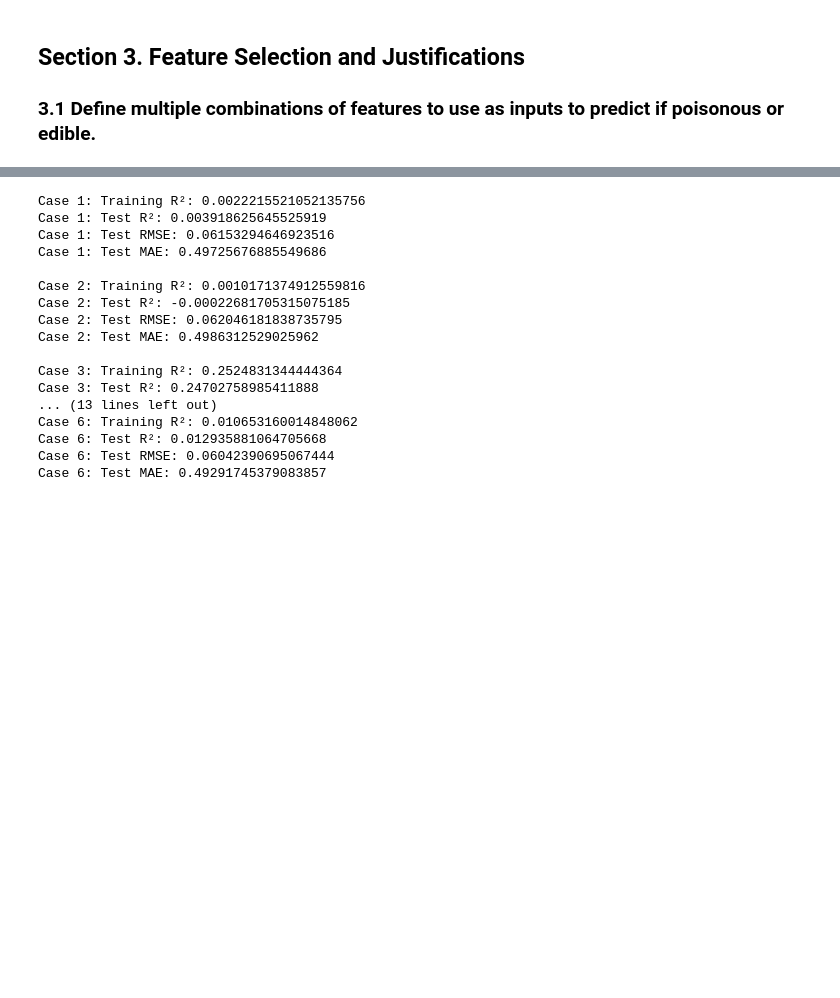
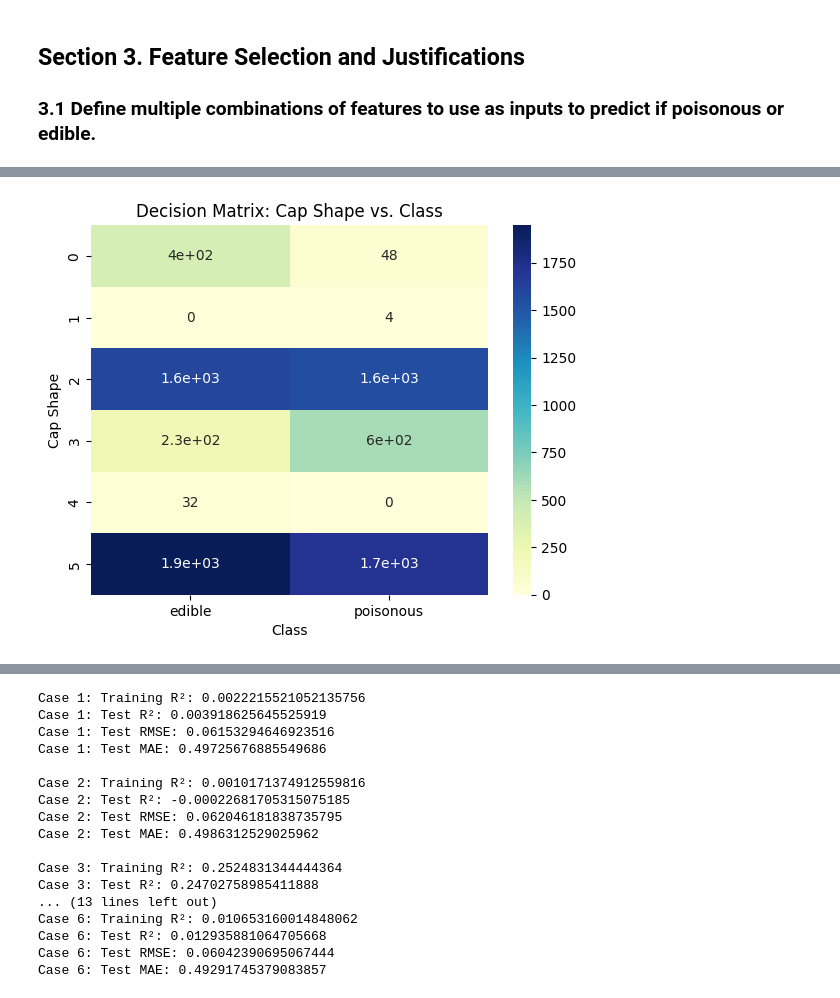
Before and after one commit to sapapesh/applied-ml-showard, a Jupyter notebook: midterm/classification_sahoward.ipynb, the cells around one changed output, grey strips where cells are left out. Cells and saved outputs as stored; diff of their text form; code cells hidden in the pictures; blank space fills up the shorter version.

```diff
--- a/midterm/classification_sahoward.ipynb
+++ b/midterm/classification_sahoward.ipynb
@@ -215,7 +220,7 @@ for feature in df.columns:
 ### Encode the dataset from categorical to numerical
 # %%
 # Columns you want to encode
-columns = ['poisonous', 'cap-shape', 'cap-surface', 'cap-color', 'bruises', 'odor', 'gill-attachment',
+columns = ['class', 'cap-shape', 'cap-surface', 'cap-color', 'bruises', 'odor', 'gill-attachment',
     'gill-spacing', 'gill-size', 'gill-color', 'stalk-shape', 'stalk-root', 'stalk-surface-above-ring',
     'stalk-surface-below-ring', 'stalk-color-above-ring', 'stalk-color-below-ring', 'veil-type',
     'veil-color', 'ring-number', 'ring-type', 'spore-print-color', 'population', 'habitat']
@@ -272,11 +277,11 @@ print(df["stalk-color"])
 8123    5_5
 Name: stalk-color, Length: 8124, dtype: object
 # %%
-# Step 1: Encode all categorical columns
+# Encode all categorical columns
 df_encoded = df.copy()
 label_encoders = {}
 
-columns_to_encode = ['poisonous', 'cap-shape', 'cap-surface', 'cap-color', 'bruises', 'odor',
+columns_to_encode = ['class', 'cap-shape', 'cap-surface', 'cap-color', 'bruises', 'odor',
     'gill-attachment', 'gill-spacing', 'gill-size', 'gill-color', 'stalk-shape', 'stalk-root',
     'stalk-surface-above-ring', 'stalk-surface-below-ring', 'stalk-color-above-ring',
     'stalk-color-below-ring', 'veil-type', 'veil-color', 'ring-number', 'ring-type',
@@ -287,9 +292,13 @@ for col in columns_to_encode:
     df_encoded[col] = le.fit_transform(df_encoded[col])
     label_encoders[col] = le
 
-# If you added 'stalk-color', encode that too
+# Encode 'stalk-color', encode that too
 if 'stalk-color' in df_encoded.columns:
     df_encoded['stalk-color'] = LabelEncoder().fit_transform(df_encoded['stalk-color'])
 
-# Step 2: Now split
-train_set, test_set = train_test_split(df_encoded, test_size=0.2, random_state=42)
+# X and y (target remains encoded)
+X = df_encoded.drop('class', axis=1)
+y = df_encoded['class']  # encoded as 0 (edible) or 1 (poisonous)
+
+# Train-test split
+X_train, X_test, y_train, y_test = train_test_split(X, y, test_size=0.2, random_state=42)
@@ -371,0 +440,17 @@ y6 = df['poisonous']
+# %%
+# Using the encoded data
+df_case1 = df_encoded[['cap-shape', 'class']]
+
+# Create a decision matrix / cross-tab
+decision_matrix1 = pd.crosstab(df_case1['cap-shape'], df_case1['class'])
+
+# Decode cap-shape for readability
+df_case1['cap-shape-decoded'] = label_encoders['cap-shape'].inverse_transform(df_case1['cap-shape'])
+
+# Cross-tab with decoded labels
+decision_matrix1 = pd.crosstab(df_case1['cap-shape-decoded'], df_case1['class'])
+
+# Optional: decode the class too
+decision_matrix1.columns = ['edible', 'poisonous']
+
+print(decision_matrix)
@@ -371,0 +475,8 @@ y6 = df['poisonous']
+# %%
+sns.heatmap(decision_matrix1, annot=True, cmap='YlGnBu')
+plt.xlabel('Class')
+plt.ylabel('Cap Shape')
+plt.title('Decision Matrix: Cap Shape vs. Class')
+plt.show()
+# %% [output]
+[figure, added]
```
Also changed, not shown: parts of 72 cells of this notebook.
